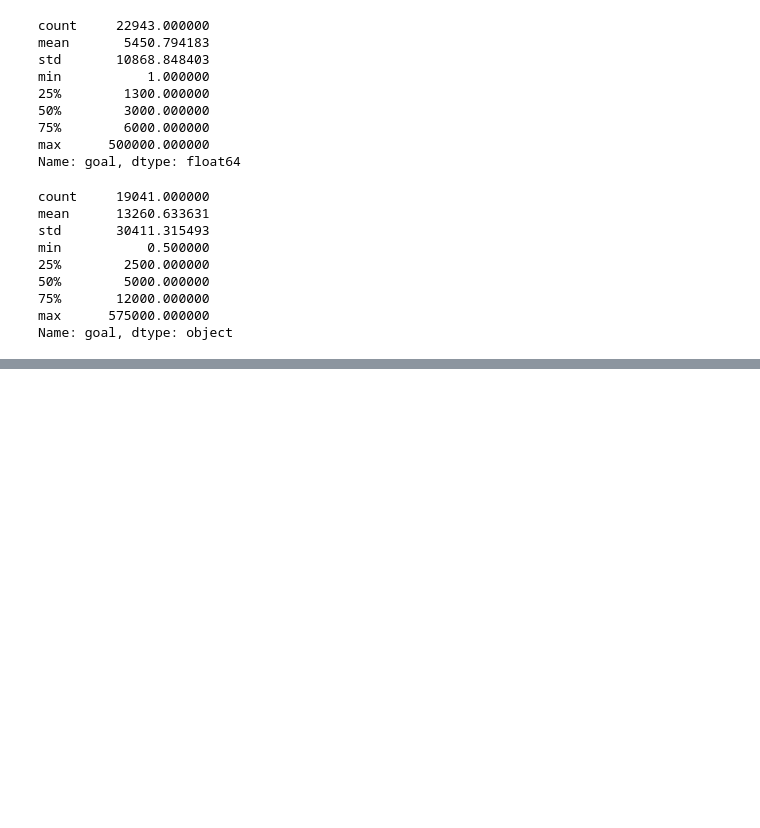
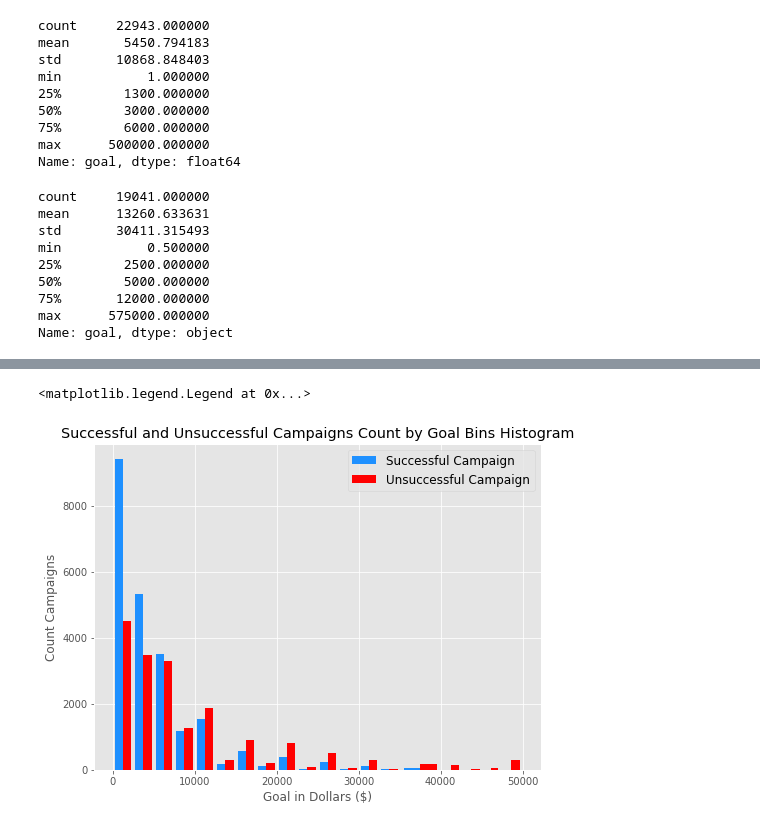
Before and after one commit to nygeog/general_assembly_data_analysis, a Jupyter notebook: part_2_b_ideal_pledge_goal.ipynb, the cells around one changed output, grey strips where cells are left out. Drawn from its saved outputs; the diff is of its cells as text; code cells hidden in the pictures; blank space fills up the shorter version.

```diff
--- a/part_2_b_ideal_pledge_goal.ipynb
+++ b/part_2_b_ideal_pledge_goal.ipynb
@@ -83,0 +125,49 @@ dfu.goal.hist(bins=10)
+# %%
+dfs = dfm[(dfm.status == 'successful')]
+dfu = dfm[(dfm.status != 'successful') & (dfm.status != 'live')]
+dfms = dfm[(dfm.status == 'successful')]
+dfmu = dfm[(dfm.status != 'successful') & (dfm.status != 'live')]
+
+dfms = dfms[['uid', 'goal']]
+dfmu = dfmu[['uid', 'goal']]
+
+dfms = dfms[(np.abs(stats.zscore(dfms)) < 3).all(axis=1)]
+dfmu = dfmu[(np.abs(stats.zscore(dfmu)) < 3).all(axis=1)]
+
+
+x1 = list(dfms.goal)
+x2 = list(dfmu.goal)
+
+
+# Assign colors for each airline and the names
+colors = ['dodgerblue', 'red'] #, '#F0E442', '#009E73', '#D55E00']
+
+# Plot formatting
+plt.xlabel('Goal in Dollars ($)')
+plt.ylabel('Count Campaigns')
+plt.title('Successful and Unsuccessful Campaigns Count by Goal Bins Histogram')
+
+
+plt.hist(
+    [x1, x2],
+    bins=[0, 2500, 5000, 7500, 10000, 12500, 15000, 17500, 20000, 22500, 25000, 27500, 30000, 32500, 35000, 40000, 42500, 45000, 47250, 50000,],
+    # bins=30,
+    density=False,
+    color = colors,
+    # labels=['masdfadsfds', 'sasdfdass'],
+
+)
+plt.legend(labels=['Successful Campaign', 'Unsuccessful Campaign'], fontsize=12)
+# plt.axvline(x=50, color='black', linestyle='--', linewidth=5)
+# plt.text(
+#     52, 5000,
+#     'Suggested Day Limit',
+#     horizontalalignment='left',
+#     verticalalignment='center',
+#     fontsize=15
+# )
+
+# plt.xticks([0, 5000, 10000, 15000, 20000, 25000, 30000, 35000, 40000, 45000, 50000, 55000, 60000, 65000, 70000])
+# %% [output]
+<matplotlib.legend.Legend at 0x...>
+[figure, added]
```
Also changed, not shown: parts of 7 cells of this notebook, 3 other files.
